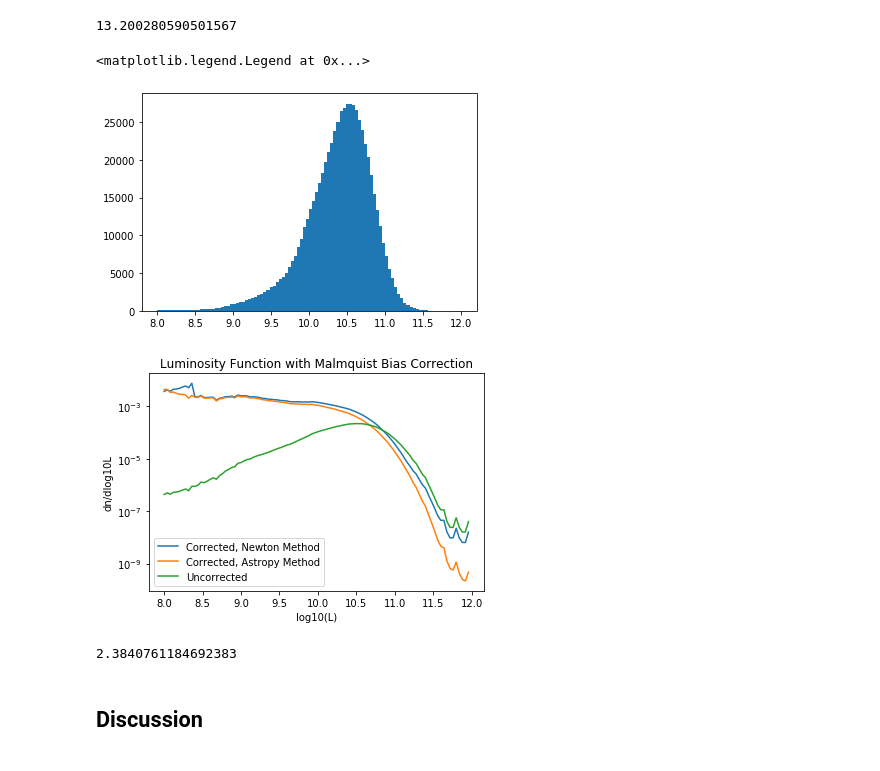
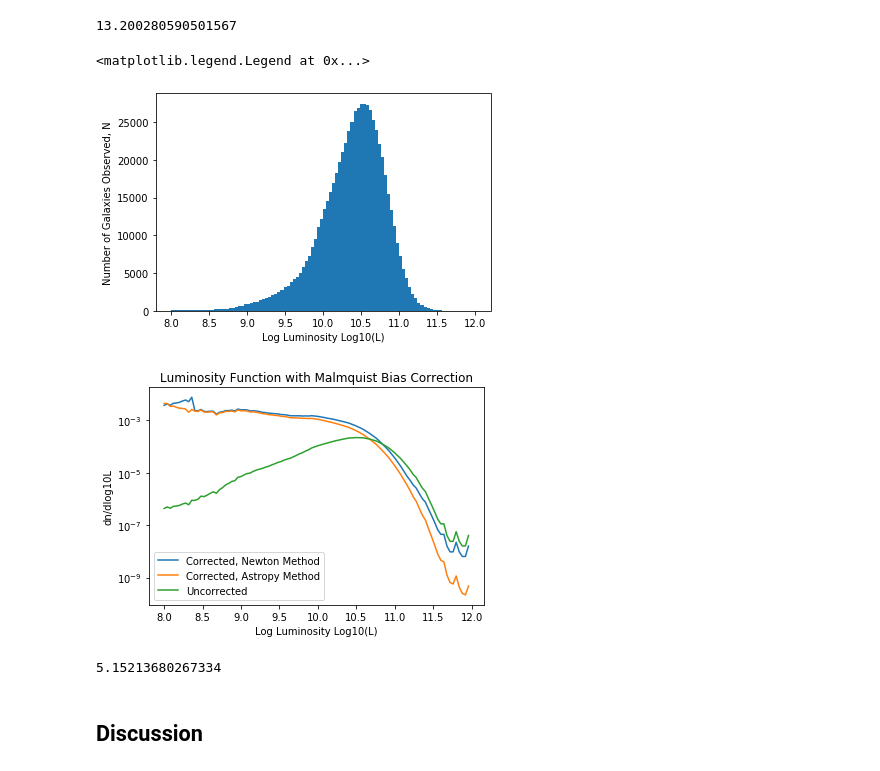
Before and after one commit to katiesavarc/DataSci_Lab, a Jupyter notebook: CodingLab04/CodingLab04_LuminosityFunctions.ipynb, the cells around one changed output. Saved outputs shown, nothing was run; the diff lists cells and outputs as text; code cells hidden in the pictures.

```diff
--- a/CodingLab04/CodingLab04_LuminosityFunctions.ipynb
+++ b/CodingLab04/CodingLab04_LuminosityFunctions.ipynb
@@ -396,6 +404,8 @@ def get_V_max_weighting(V_survey, m_faintest, L_log_object, z_min, z_max, cosmo,
         m_faintest: float - faintest apparent magnitude observable by the survey
         L_log_object: float - log luminosity of a specified object
         z_min, z_max: float - bounds for the redshift range of the survey
+        solver: str - switch to select which solver method to use for getting luminosity
+            distance and redshift as a function of L_log_object and m_faintest
     Output:
         V_frac: float - V/V_max weighting in this survey for objects of the given log luminosity
     """
@@ -410,7 +420,7 @@ def get_V_max_weighting(V_survey, m_faintest, L_log_object, z_min, z_max, cosmo,
         Dl = 1e-5*10**((m_faintest-M_faintest)/5) #In parsecs I think? Need to make sure
         z = z_at_value(cosmo.luminosity_distance, Dl*u.parsec, zmin=-0.1, zmax=zmax)
 
-
+    #Calculate the corresponding comoving distance and volume fraction for the z and Dl we found
     Dm = Dl/(1+z)
     V_max = (4*np.pi/3)*Dm**3
 
@@ -433,8 +443,11 @@ print(V_frac)
 
 #Histogram the luminosity values
 range_vals = (8,12)
-#Should change variable name to hist_vals_N_corrected
+
+#Get the original uncorrected histogram values
 [hist_vals_N, bin_edges, patches] = plt.hist(L_log, bins = 100, range=range_vals)
+plt.ylabel('Number of Galaxies Observed, N')
+plt.xlabel('Log Luminosity Log10(L)')
 
 #Correct for volume of survey to get number density
 hist_vals_n = hist_vals_N/V_survey
@@ -442,37 +455,38 @@ hist_vals_n = hist_vals_N/V_survey
 #Get dn/dlogL in units of dn per width of logarithmic bin
 bin_width = bin_edges[1] - bin_edges[0]
 dn_dlogL = hist_vals_n / bin_width
 
 bin_vals = bin_edges[0:-1]
 
 #Get the V_frac weights for all log luminosities in the range of our survey
 V_frac_weights_n = np.zeros(len(bin_vals))
 V_frac_weights_a = np.zeros(len(bin_vals))
 z_min = 0
 z_max = 0.3
 
-#Can we vectorize this?
+#Calculate the V_frac_weights for the two different solvers
 for i in range(len(bin_vals)):
     V_frac_weights_n[i] = get_V_max_weighting(V_survey, m_faintest, bin_vals[i], z_min, z_max, cosmo, solver='Newton')
     V_frac_weights_a[i] = get_V_max_weighting(V_survey, m_faintest, bin_vals[i], z_min, z_max, cosmo, solver='Astropy')
 
+#Apply the V_frac_weights correction to the histogram values
 dn_dlogL_corrected_n = dn_dlogL*V_frac_weights_n
 dn_dlogL_corrected_a = dn_dlogL*V_frac_weights_a
 
 #Plot the luminosity function
 plt.figure()
 plt.plot(bin_vals, dn_dlogL_corrected_n, label='Corrected, Newton Method')
 plt.plot(bin_vals, dn_dlogL_corrected_a, label='Corrected, Astropy Method')
 plt.plot(bin_vals, dn_dlogL, label='Uncorrected')
 plt.yscale('log')
 plt.title('Luminosity Function with Malmquist Bias Correction')
 plt.ylabel('dn/dlog10L')
-plt.xlabel('log10(L)')
+plt.xlabel('Log Luminosity Log10(L)')
 plt.legend()
 # %% [output]
 <matplotlib.legend.Legend at 0x...>
-[figure, old version]
+[figure, new version]
-[figure, old version]
+[figure, new version]
 # %%
 #Comparing solver speeds. My newton method is much slower for large N, but for N=100 they both take ~2.5s
 import time as t
@@ -481,7 +495,8 @@ V_frac_weights = np.zeros(len(L_log_sample))
 z_min = 0
 z_max = 0.3
 sovler = 'Newton'
-#Can we vectorize this? I don't see any straightforward way to do so
+#I wanted to vectorize this but I don't see any straightforward way to do so.
+#For our problem size this doesn't cause any significant/meaningful runtime issues
 t1 = t.time()
 for i in range(len(L_log_sample)):
     V_frac_weights[i] = get_V_max_weighting(V_survey, m_faintest, L_log_sample[i], z_min, z_max, cosmo, solver)
@@ -489,7 +504,7 @@ t2 = t.time()
 
 print(t2-t1)
 # %% [output]
-2.3840761184692383
+5.15213680267334
 # %% [markdown]
 ## Discussion
 # %% [markdown]
```
Also changed, not shown: parts of 6 cells of this notebook.
